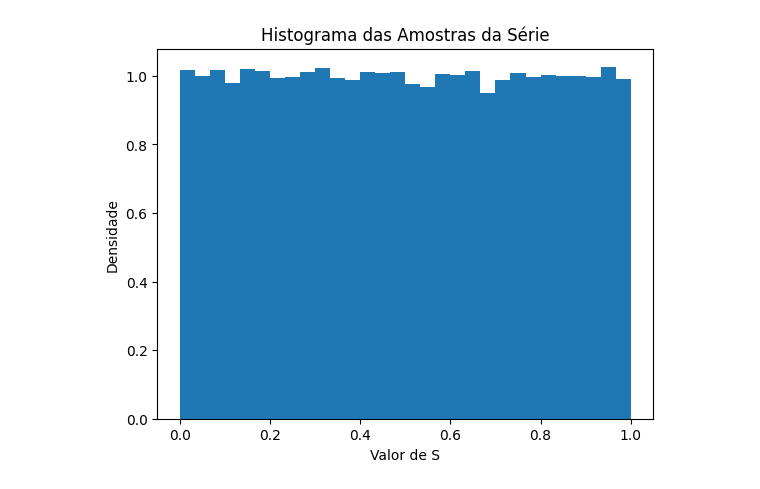
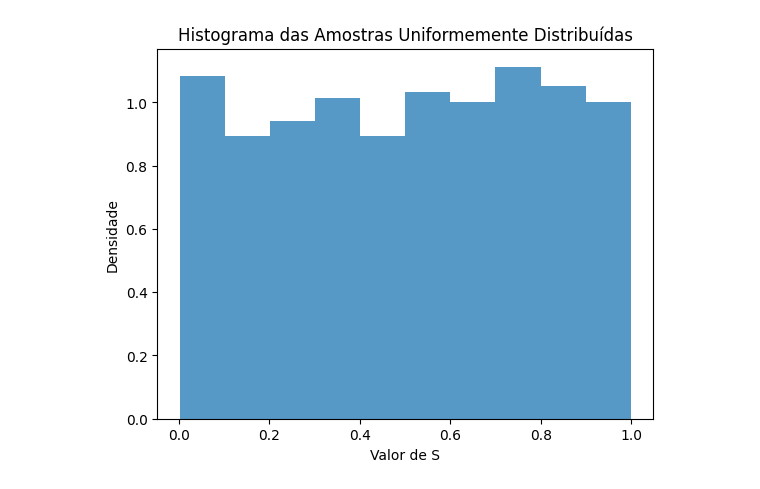
Before and after one commit to G-mikael/Atividades_Faculdade, a Jupyter notebook: Probabilidade 2024/Exercicios_Computacionais.ipynb, the cells around one changed output. Saved outputs shown, nothing was run; the diff lists cells and outputs as text; code cells hidden in the pictures.

```diff
--- a/Probabilidade 2024/Exercicios_Computacionais.ipynb
+++ b/Probabilidade 2024/Exercicios_Computacionais.ipynb
@@ -0,0 +39,9 @@
+# %%
+#definimos a Uniforme gerada a partir da série como:
+
+def uniform_random(num_samples, k):
+    samples = np.zeros(num_samples)
+    for i in range(k):
+        X_i = np.random.binomial(1, 0.5, num_samples)
+        samples += X_i * (2 ** -(i + 1))
+    return samples
@@ -1,24 +58,17 @@
 # %%
-import numpy as np
-import matplotlib.pyplot as plt
-from scipy.stats import kstest
-
 # Número de amostras
-num_samples = 100000
-# Número de termos na soma
-N = 100
+num_samples = 1000
+# Valor de k para truncamento
+k = 53
 
 # Gerar amostras
-samples = np.zeros(num_samples)
-for i in range(N):
-    X_i = np.random.binomial(1, 0.5, num_samples)
-    samples += X_i * (2 ** -(i + 1))
+samples = uniform_random(num_samples, k)
 
 # Plotar histograma
-plt.hist(samples, bins=30, density=True)
-plt.title('Histograma das Amostras da Série')
+plt.hist(samples, bins=10, density=True, alpha=0.75)
+plt.title('Histograma das Amostras Uniformemente Distribuídas')
 plt.xlabel('Valor de S')
 plt.ylabel('Densidade')
 plt.show()
 # %% [output]
-[figure, old version]
+[figure, new version]
```
Also changed, not shown: parts of 8 cells of this notebook, 1 other file.
